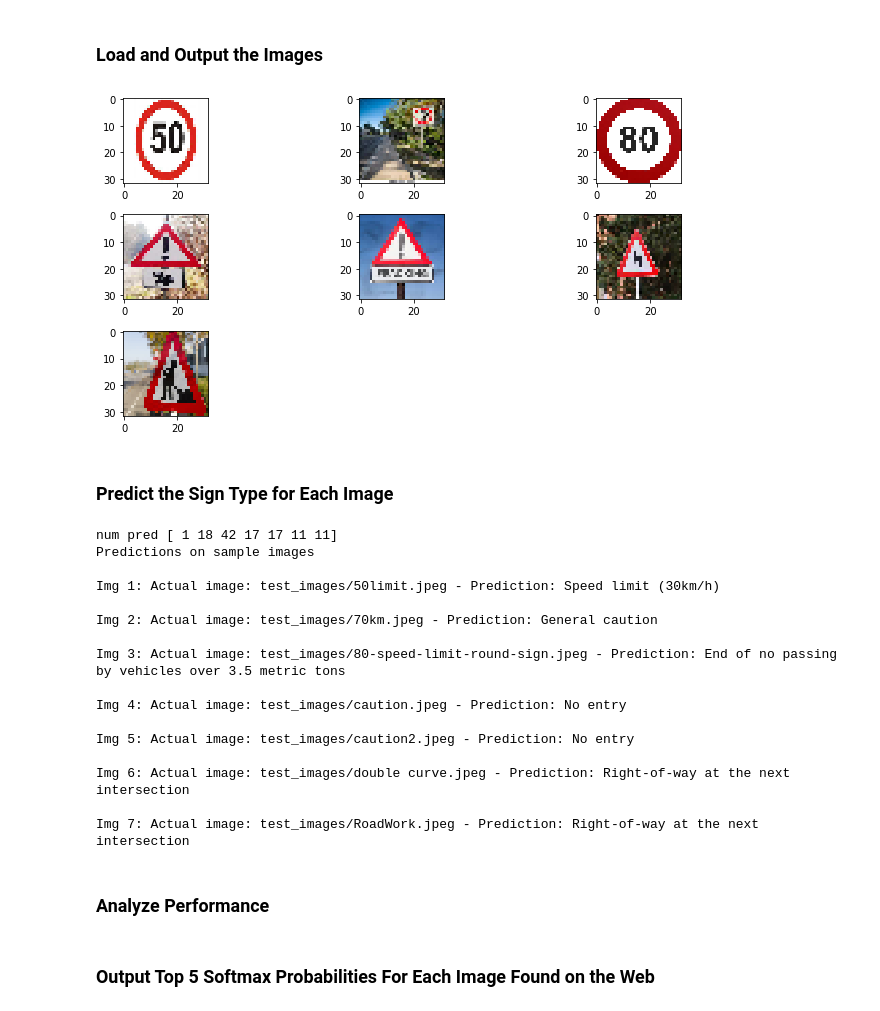
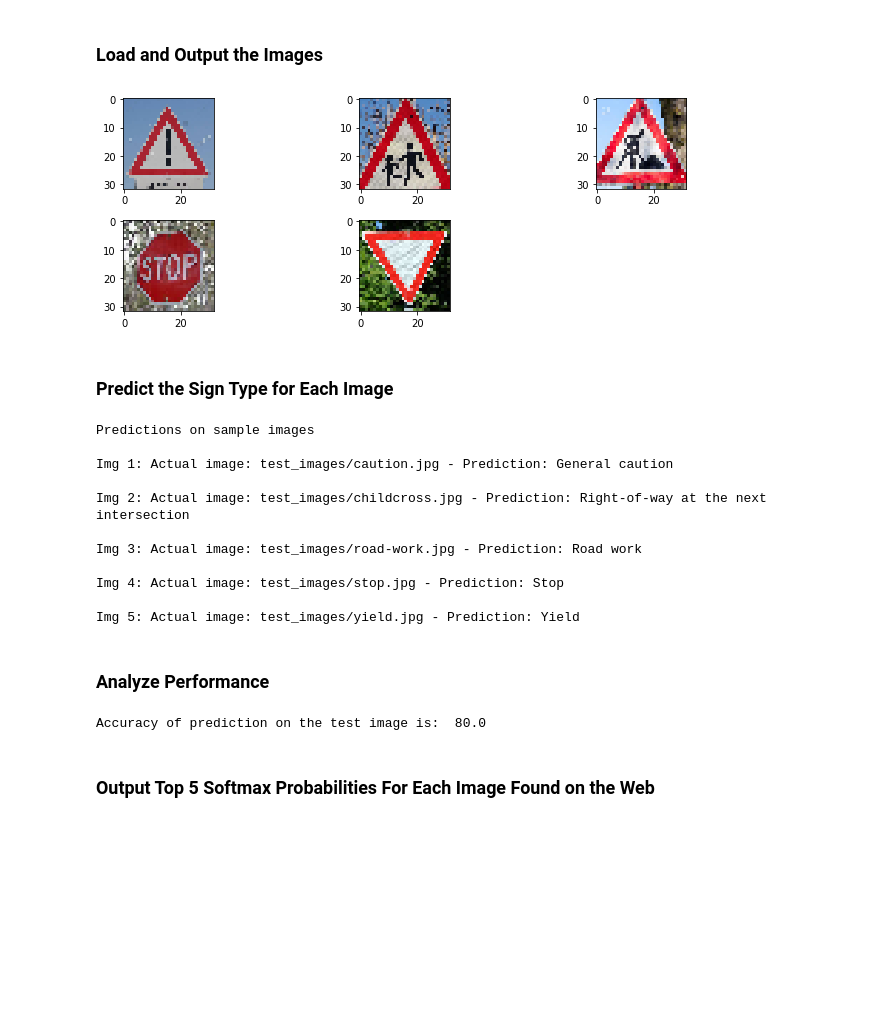
Before and after one commit to hackintoshrao/german-traffic-sign-classify, a Jupyter notebook: Traffic_Sign_Classifier.ipynb, the cells around one changed output. Cells and saved outputs as stored; diff of their text form; code cells hidden in the pictures; blank space fills up the shorter version.

Commit message:
Project complete.
- Trained a convnet with over 95% accuracy on validation set.
- Obtained test images from internet and got 4 out 5 predictions
  correct.
- Finished the report in writeup_template.md

```diff
--- a/Traffic_Sign_Classifier.ipynb
+++ b/Traffic_Sign_Classifier.ipynb
@@ -351,33 +351,36 @@ You may find `signnames.csv` useful as it contains mappings from the class id (i
 # %%
 ### Load the images and plot them here.
 # Make a list of calibration images
 import glob
 import cv2
 
 test_on_training_sample = False
-image_paths = glob.glob('test_images/*.jpeg')
+image_paths = glob.glob('test_images/*.jpg')
 
 images = []
 # read each image and resize it to 32 x 32
 for idx, fname in enumerate(image_paths):
     image = cv2.imread(fname)
     image = cv2.cvtColor(image, cv2.COLOR_BGR2RGB)
     image  = cv2.resize(image, (32, 32))
     images.append(image)
 
 images = numpy.array(images)
 
 if test_on_training_sample:
     images = numpy.array(training_sample)
 
 # Visually inspect sample images
 for i, image in enumerate(images):
     plt.subplot(3, 3, i+1)
     plt.imshow(images[i])
 plt.tight_layout()
 plt.show()
+
+# Labels of the test images.
+actual_labels = [18, 28, 25, 14, 13]
 # %% [output]
-[figure, old version]
+[figure, new version]
 # %% [markdown]
 ### Predict the Sign Type for Each Image
 # %%
@@ -406,14 +409,15 @@ images = images.astype('float32')
 images_normalized = (images - 128.) / 128.
 
 
+
 with tf.Session() as sess:
     saver = tf.train.import_meta_graph('./model.meta')
     saver.restore(sess, tf.train.latest_checkpoint('.'))
     predictions = tf.argmax(logits, 1)
     logit_pred, preds = sess.run([logits,predictions], feed_dict={x: images_normalized, keep_prob: 1.})
-
+    softmax = sess.run(tf.nn.softmax(logit_pred))
+    top_softmax = sess.run(tf.nn.top_k(softmax, k=5))
     pred_numpy = numpy.argmax(logit_pred, axis=1)
-    print("num pred", pred_numpy)
     final_preds = [label_map[pred] for pred in preds]
 
     # Print predictions on my sample images
@@ -421,27 +425,32 @@ with tf.Session() as sess:
     for i in range(len(images)):
         print('Img %d: Actual image: %s - Prediction: %s' % (i+1,image_paths[i], final_preds[i]))
 # %% [output]
-num pred [ 1 18 42 17 17 11 11]
 Predictions on sample images
 
-Img 1: Actual image: test_images/50limit.jpeg - Prediction: Speed limit (30km/h)
+Img 1: Actual image: test_images/caution.jpg - Prediction: General caution
 
-Img 2: Actual image: test_images/70km.jpeg - Prediction: General caution
+Img 2: Actual image: test_images/childcross.jpg - Prediction: Right-of-way at the next intersection
 
-Img 3: Actual image: test_images/80-speed-limit-round-sign.jpeg - Prediction: End of no passing by vehicles over 3.5 metric tons
+Img 3: Actual image: test_images/road-work.jpg - Prediction: Road work
 
-Img 4: Actual image: test_images/caution.jpeg - Prediction: No entry
+Img 4: Actual image: test_images/stop.jpg - Prediction: Stop
 
-Img 5: Actual image: test_images/caution2.jpeg - Prediction: No entry
-
-Img 6: Actual image: test_images/double curve.jpeg - Prediction: Right-of-way at the next intersection
-
-Img 7: Actual image: test_images/RoadWork.jpeg - Prediction: Right-of-way at the next intersection
+Img 5: Actual image: test_images/yield.jpg - Prediction: Yield
 # %% [markdown]
 ### Analyze Performance
 # %%
 ### Calculate the accuracy for these 5 new images.
 ### For example, if the model predicted 1 out of 5 signs correctly, it's 20% accurate on these new images.
+correct_pred = 0
+for i, prediction in enumerate(pred_numpy):
+    if actual_labels[i] == prediction:
+        correct_pred = correct_pred + 1
+# Find the accuracy of the prediction on the test image.
+accuracy = (correct_pred / 5) * 100
+
+print("Accuracy of prediction on the test image is: ",accuracy)
+# %% [output]
+Accuracy of prediction on the test image is:  80.0
 # %% [markdown]
 ### Output Top 5 Softmax Probabilities For Each Image Found on the Web
 # %% [markdown]
```
Also changed, not shown: parts of 2 cells of this notebook, 12 other files.
